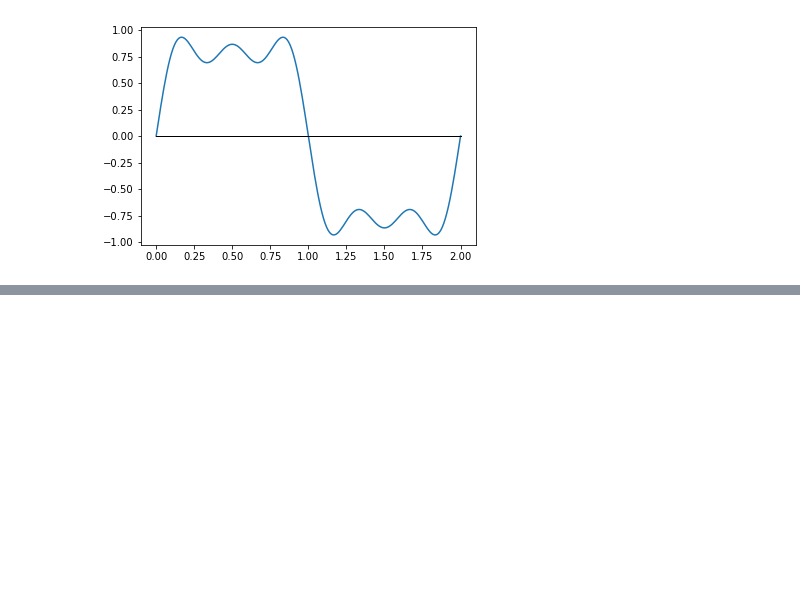
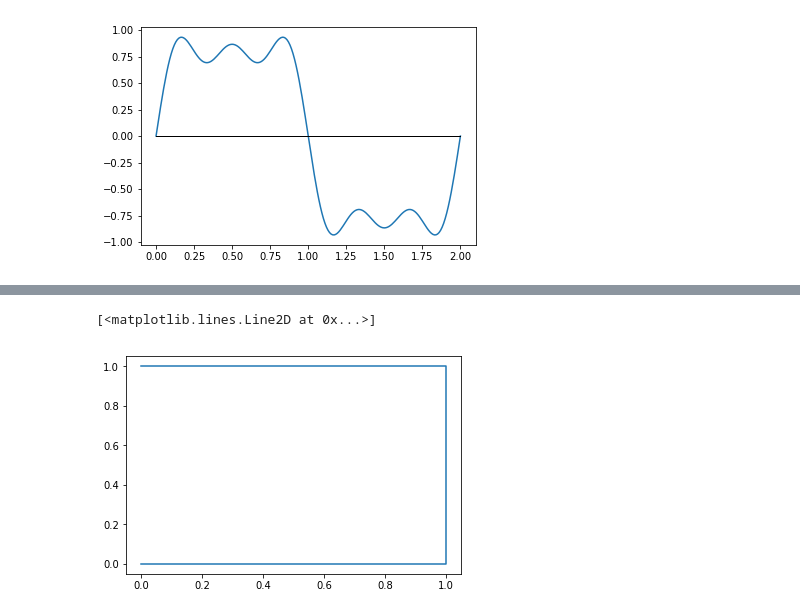
Before and after one commit to jxxcarlson/python-bootcamp-2019, a Jupyter notebook: weekly_lessons/01-getting-started.ipynb, the cells around one changed output, grey strips where cells are left out. Saved outputs shown, nothing was run; the diff lists cells and outputs as text; code cells hidden in the pictures; blank space fills up the shorter version.

```diff
--- a/weekly_lessons/01-getting-started.ipynb
+++ b/weekly_lessons/01-getting-started.ipynb
@@ -378,0 +392,5 @@ plt.show()
+# %%
+plt.plot([0,1,1,0], [0, 0, 1, 1])
+# %% [output]
+[<matplotlib.lines.Line2D at 0x...>]
+[figure, added]
```
Also changed, not shown: parts of 2 cells of this notebook, 4 other files.
